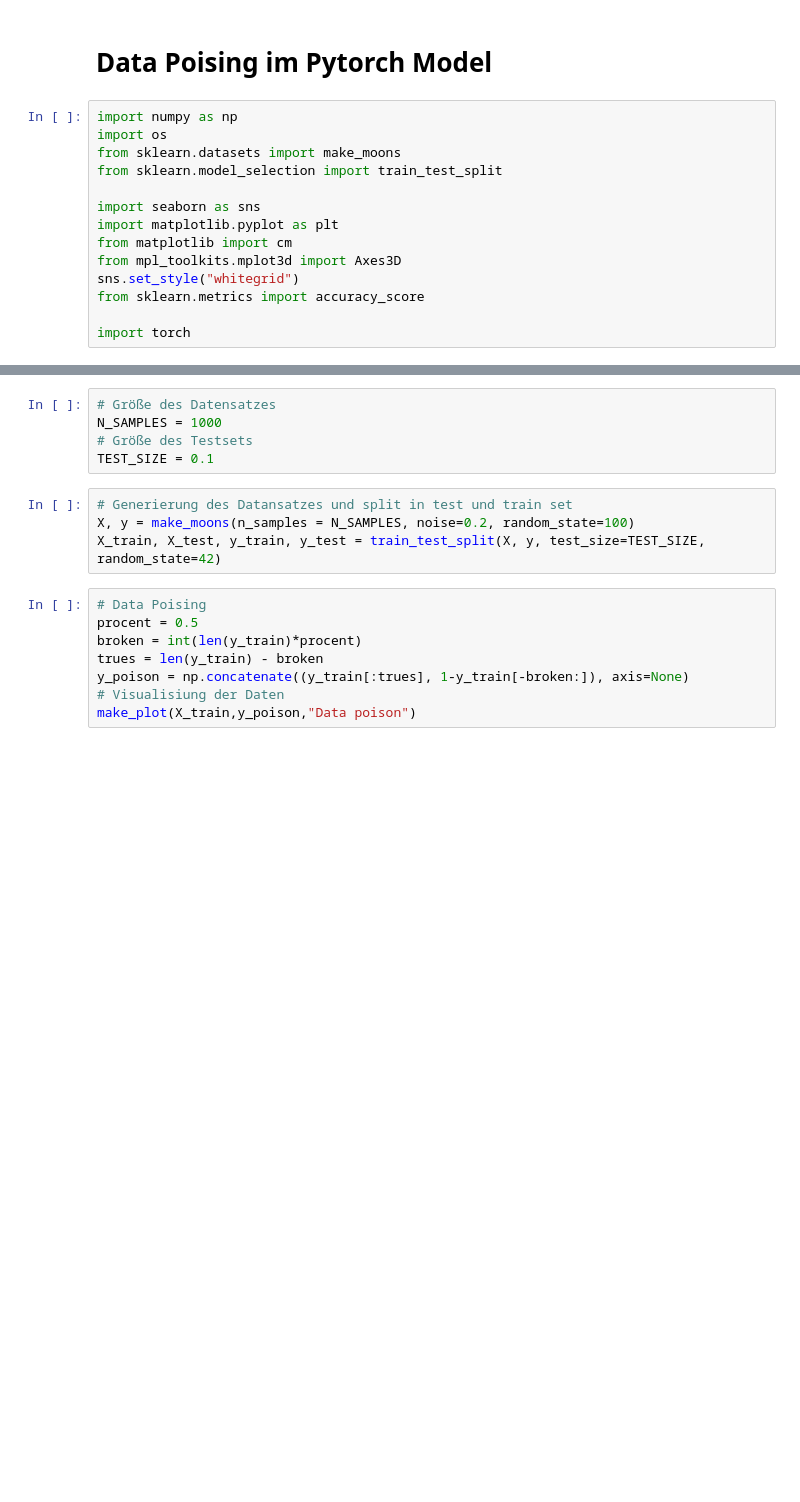
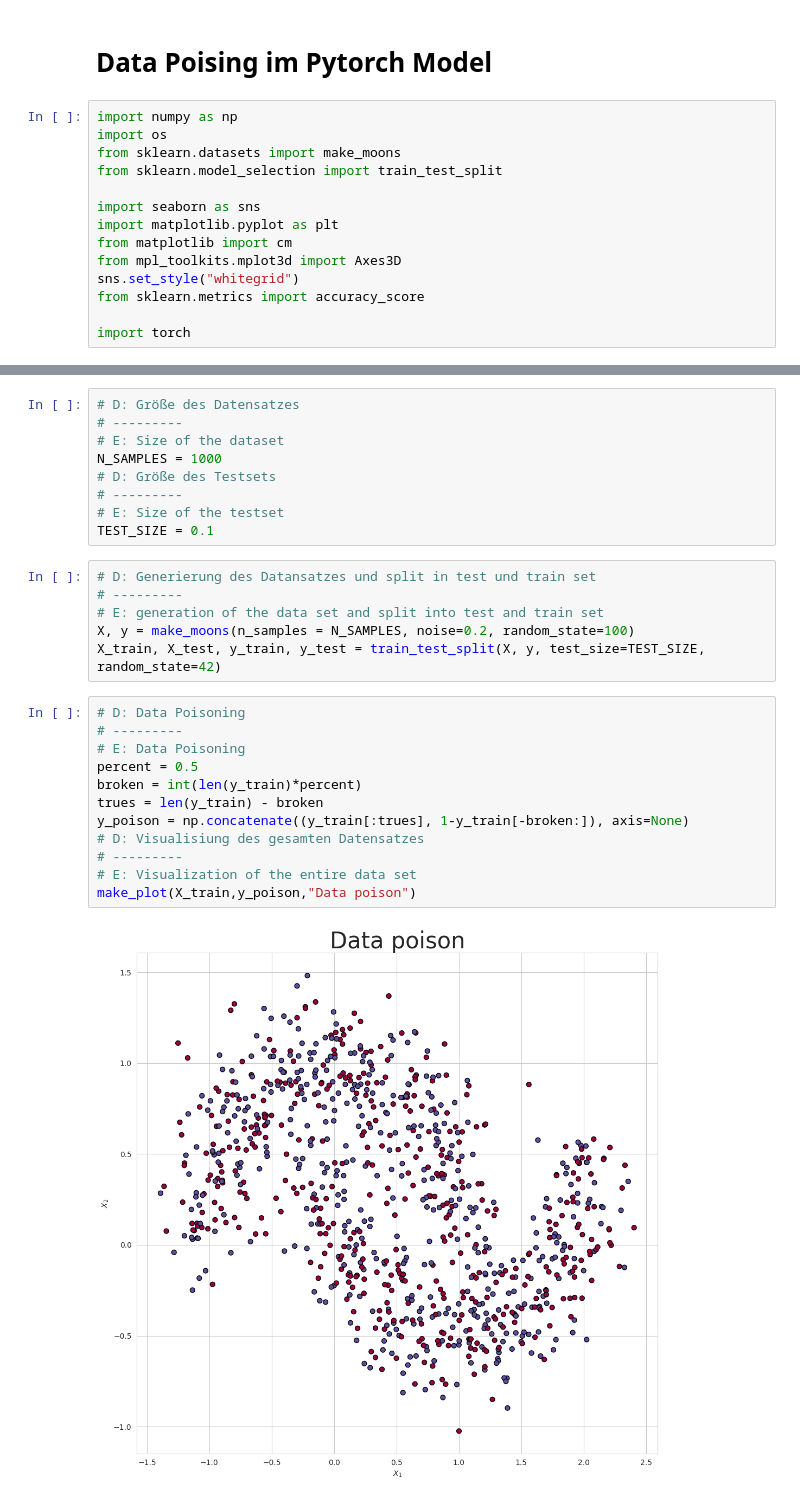
Before and after one commit to jannes002A/ml-workshop-101, a Jupyter notebook: Data_poisoning.ipynb, the cells around one changed output, grey strips where cells are left out. Drawn from its saved outputs; the diff is of its cells as text; blank space fills up the shorter version.

```diff
--- a/Data_poisoning.ipynb
+++ b/Data_poisoning.ipynb
@@ -42,20 +46,32 @@ def make_plot(X, y, plot_name, file_name=None, XX=None, YY=None, preds=None, dar
         plt.savefig(file_name)
         plt.close()
 # %%
-# Größe des Datensatzes
+# D: Größe des Datensatzes
+# ---------
+# E: Size of the dataset
 N_SAMPLES = 1000
-# Größe des Testsets
+# D: Größe des Testsets
+# ---------
+# E: Size of the testset
 TEST_SIZE = 0.1
 # %%
-# Generierung des Datansatzes und split in test und train set
+# D: Generierung des Datansatzes und split in test und train set
+# ---------
+# E: generation of the data set and split into test and train set
 X, y = make_moons(n_samples = N_SAMPLES, noise=0.2, random_state=100)
 X_train, X_test, y_train, y_test = train_test_split(X, y, test_size=TEST_SIZE, random_state=42)
 # %%
-# Data Poising
-procent = 0.5
-broken = int(len(y_train)*procent)
+# D: Data Poisoning
+# ---------
+# E: Data Poisoning
+percent = 0.5
+broken = int(len(y_train)*percent)
 trues = len(y_train) - broken
 y_poison = np.concatenate((y_train[:trues], 1-y_train[-broken:]), axis=None)
-# Visualisiung der Daten
+# D: Visualisiung des gesamten Datensatzes
+# ---------
+# E: Visualization of the entire data set
 make_plot(X_train,y_poison,"Data poison")
+# %% [output]
+[figure, added]
 # %%
```
Also changed, not shown: parts of 6 cells of this notebook, 4 other files.
